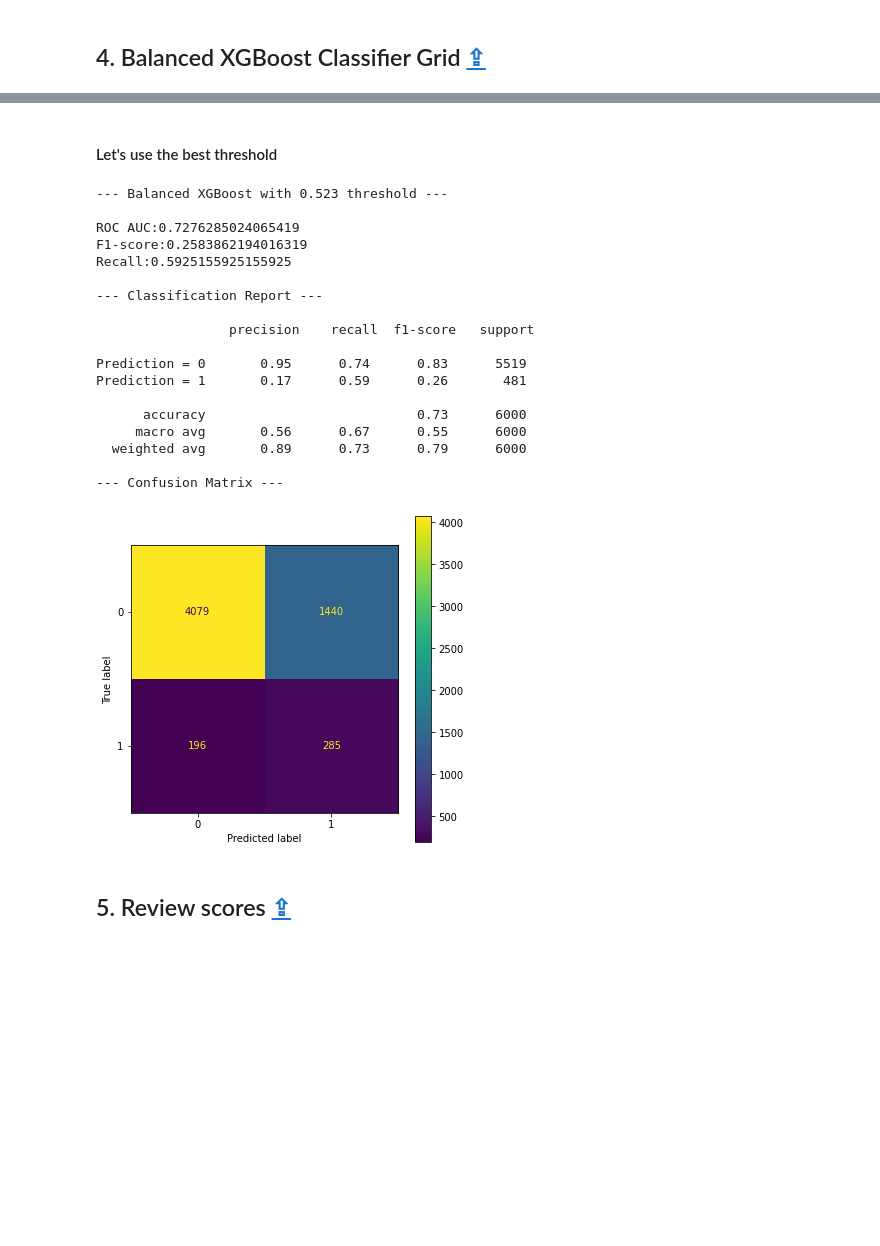
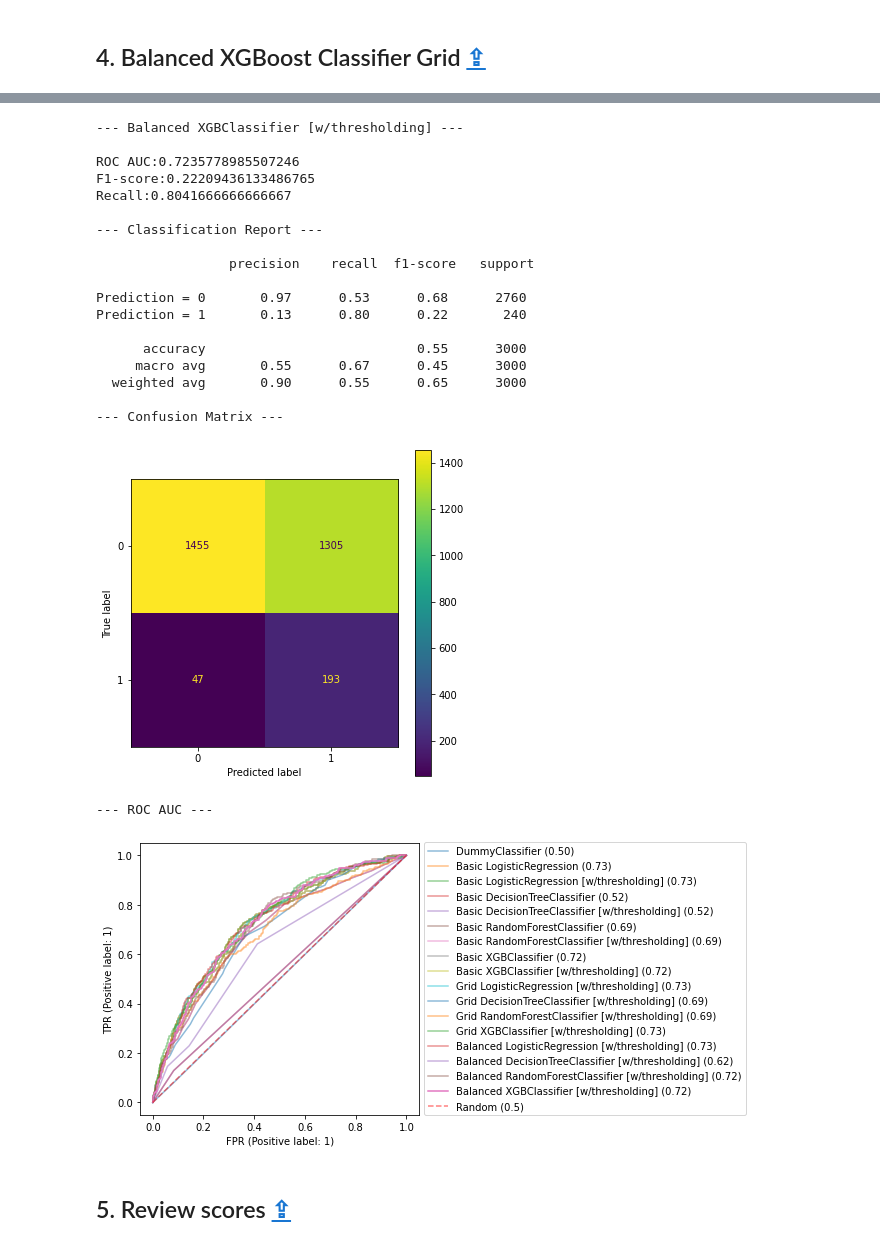
Before and after one commit to Valkea/OC_AI_04, a Jupyter notebook: 02_Scoring.ipynb, the cells around one changed output, grey strips where cells are left out. Cells and saved outputs as stored; diff of their text form; code cells hidden in the pictures; blank space fills up the shorter version.

```diff
--- a/02_Scoring.ipynb
+++ b/02_Scoring.ipynb
@@ -1701,7 +1425,0 @@ clf_rf_imb2 = RandomForestClassifier( **clf_rf_imb.best_params_, random_state=0,
-# %%
-t0 = time.perf_counter()
-
-#clf_rf_imb2.fit(X_train_full, y_train_full)
-clf_rf_imb2.fit(X_train, y_train)
-
-tt = time.perf_counter() - t0
@@ -1761,5 +1456,10 @@ from sklearn.model_selection import RandomizedSearchCV
 # %%
 param_grid = {
+    'scale_pos_weight':[scale_weigth],
+    'seed':[0],
+    'objective':['binary:logistic'], # classification
+    'eval_metric':['auc'], # classification
+    'nthread':[-1],
     'max_depth': range (2, 10, 1),
     'n_estimators': range(60, 220, 40),
     'learning_rate': [0.1, 0.01, 0.05]
@@ -1797,0 +1467,6 @@ clf_xgb_imb.best_params_
+# %%
+grd_xgb = fit_model(
+    XGBClassifier(verbosity=1),
+    param_grid=param_grid,
+    cv = skfold
+)
@@ -1808,4 +1502,4 @@ Recall:0.6444906444906445
 # %%
-f1_value, best_threshold = find_best_threshold(clf_xgb_imb, X_valid, y_valid, f1_score)
+f1_value, best_threshold = find_best_threshold(grd_xgb['model'], X_valid, y_valid, f1_score)
 print(f"The best F1 score ({f1_value}) for this model is reached with a threshold of {best_threshold}")
 # %% [output]
@@ -1857,27 +1507,27 @@ Prediction = 1       0.16      0.64      0.26       481
-# %% [markdown]
-#### Let's use the best threshold
 # %%
-get_scores(f"Balanced XGBoost with {best_threshold} threshold", clf_xgb_imb2, threshold=best_threshold, training_time=tt, register=True, show_roccurves=False)
+get_scores(f"Balanced {get_model_name(grd_xgb['model'])} [w/thresholding]", **grd_xgb, threshold=best_threshold, register=True)
 # %% [output]
---- Balanced XGBoost with 0.523 threshold ---
+--- Balanced XGBClassifier [w/thresholding] ---
 
-ROC AUC:0.7276285024065419
-F1-score:0.2583862194016319
-Recall:0.5925155925155925
+ROC AUC:0.7235778985507246
+F1-score:0.22209436133486765
+Recall:0.8041666666666667
 
 --- Classification Report ---
 
                  precision    recall  f1-score   support
 
-Prediction = 0       0.95      0.74      0.83      5519
-Prediction = 1       0.17      0.59      0.26       481
+Prediction = 0       0.97      0.53      0.68      2760
+Prediction = 1       0.13      0.80      0.22       240
 
-      accuracy                           0.73      6000
-     macro avg       0.56      0.67      0.55      6000
-  weighted avg       0.89      0.73      0.79      6000
+      accuracy                           0.55      3000
+     macro avg       0.55      0.67      0.45      3000
+  weighted avg       0.90      0.55      0.65      3000
 
 --- Confusion Matrix ---
-[figure, old version]
+[figure, new version]
+--- ROC AUC ---
+[figure, added]
 # %% [markdown]
 ## 5. Review scores <a class="anchor" id="models_balanced_scores"></a> [⇪](#menu)
 # %%
```
Also changed, not shown: parts of 201 cells of this notebook, 1 other file.
